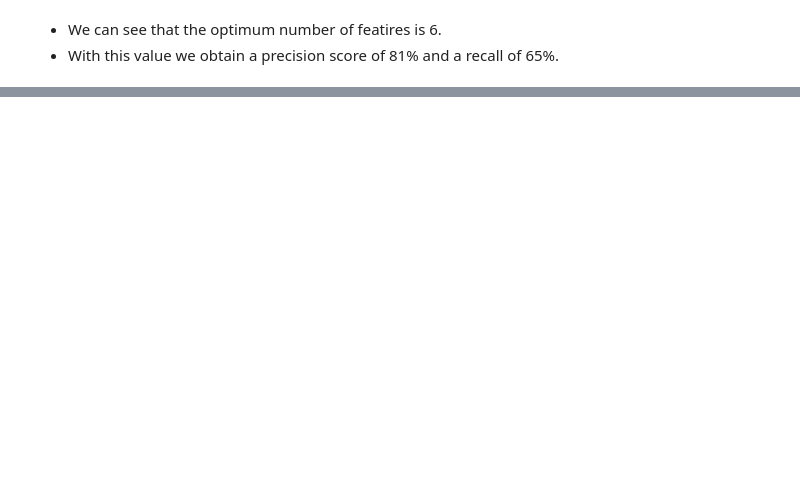
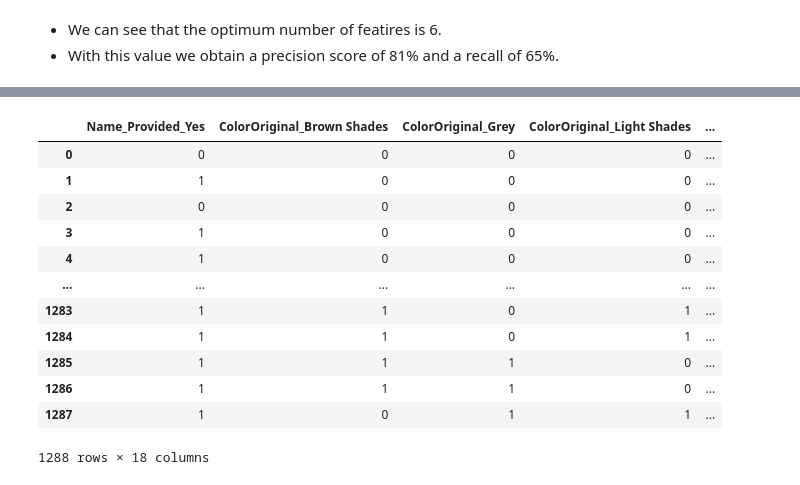
Before and after one commit to hbarrett100/Comp47350-data-analytics, a Jupyter notebook: Assignment2 - Predictive Modelling/homework2.ipynb, the cells around one changed output, grey strips where cells are left out. Cells and saved outputs as stored; diff of their text form; code cells hidden in the pictures; blank space fills up the shorter version.

```diff
--- a/Assignment2 - Predictive Modelling/homework2.ipynb
+++ b/Assignment2 - Predictive Modelling/homework2.ipynb
@@ -2137,0 +2702,15 @@ ResultsDF_optimum_features
+# %%
+#set up x and y
+y = df_newFeature_v2['binary_outcome']
+X = df_newFeature_v2.drop(["binary_outcome"],1)
+# %%
+# Split the dataset into two datasets: 70% training and 30% test
+X_train, X_test, y_train, y_test = train_test_split(X, y, test_size=0.3,random_state=1, stratify=y)
+
+print("original range is: ",df_version1.shape[0])
+print("training range (70%):\t rows 0 to", round(X_train.shape[0]))
+print("test range (30%): \t rows", round(X_train.shape[0]), "to", round(X_train.shape[0]) + X_test.shape[0])
+
+print("\nTarget feature binary_outcome total dataset counts:\n\n", y.value_counts())
+print("\nTraining data binary_outcome counts:\n", y_train.value_counts())
+print("\nTest data binary_outcome counts:\n", y_test.value_counts())
@@ -2137,0 +2737,31 @@ ResultsDF_optimum_features
+# %%
+#  https://github.com/scikit-learn-contrib/imbalanced-learn/issues/562
+
+def over_sample_minority(X, y, sampler=None):
+    if sampler is None:
+        sampler = SMOTENC(categorical_features=[], random_state=42)
+    X["temp"] = 0
+    n_features = X.shape[1] - 1
+    indices = range(n_features)
+    sampler.set_params(categorical_features=indices)
+    X_resampled, y_resampled = sampler.fit_resample(X, y)
+    del X_resampled["temp"]
+    return X_resampled, y_resampled
+
+X_train_resampled, y_train_resampled = over_sample_minority(X_train, y_train)
+# %%
+X_train_resampled
+# %% [output]
+|  | Name_Provided_Yes | ColorOriginal_Brown Shades | ColorOriginal_Grey | ColorOriginal_Light Shades | ... |
+| 0 | 0 | 0 | 0 | 0 | ... |
+| 1 | 1 | 0 | 0 | 0 | ... |
+| 2 | 0 | 0 | 0 | 0 | ... |
+| 3 | 1 | 0 | 0 | 0 | ... |
+| 4 | 1 | 0 | 0 | 0 | ... |
+| ... | ... | ... | ... | ... | ... |
+| 1283 | 1 | 1 | 0 | 1 | ... |
+| 1284 | 1 | 1 | 0 | 1 | ... |
+| 1285 | 1 | 1 | 1 | 0 | ... |
+| 1286 | 1 | 1 | 1 | 0 | ... |
+| 1287 | 1 | 0 | 1 | 1 | ... |
+1288 rows × 18 columns
```
Also changed, not shown: parts of 77 cells of this notebook.
